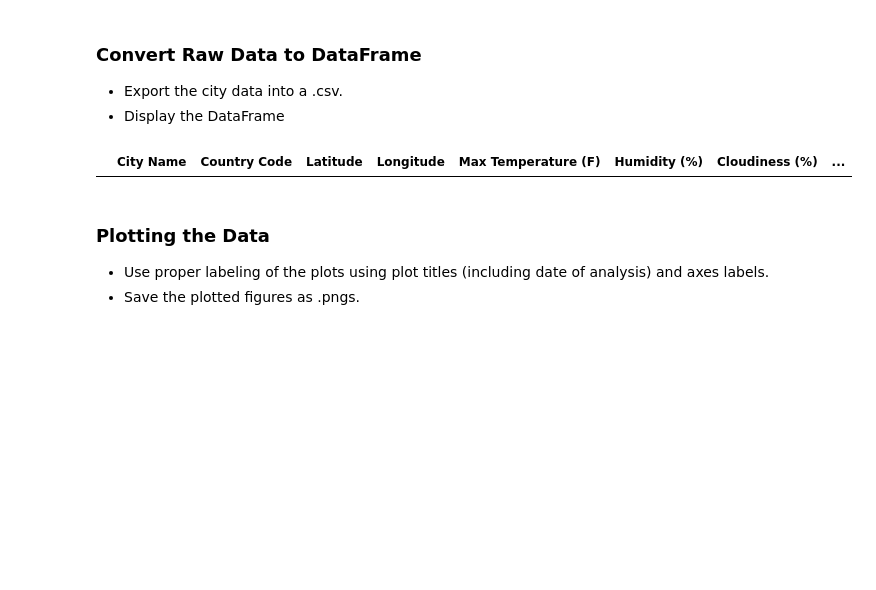
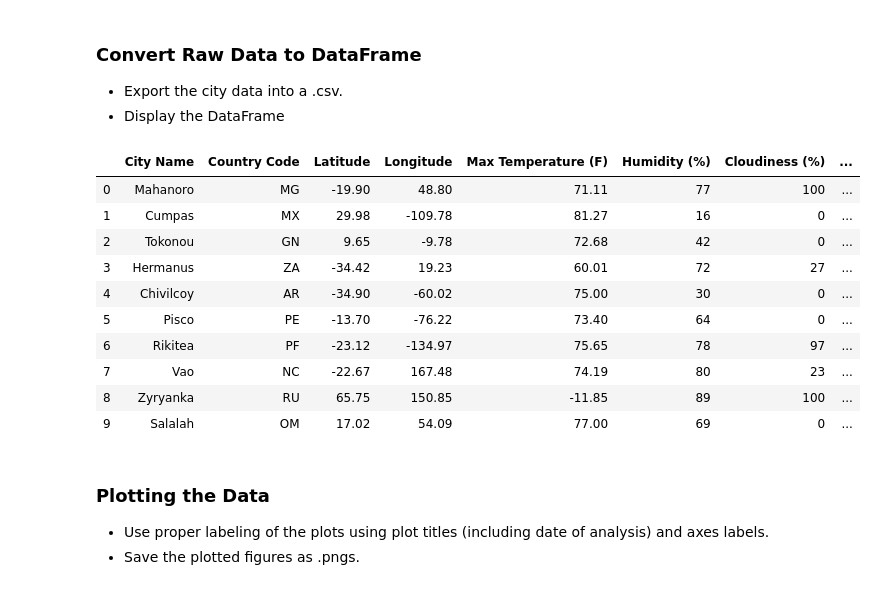
Before and after one commit to Shockman1000/Unit-6, a Jupyter notebook: WeatherPy.ipynb, the cells around one changed output. Saved outputs shown, nothing was run; the diff lists cells and outputs as text; code cells hidden in the pictures; blank space fills up the shorter version.

```diff
--- a/WeatherPy.ipynb
+++ b/WeatherPy.ipynb
@@ -22,7 +22,7 @@ from api_keys import weather_api_key
 from citipy import citipy
 
 # Output File (CSV)
-output_data_file = "output_data/cities.csv"
+output_data_file = "cities_weather.csv"
 
 # Range of latitudes and longitudes
 lat_range = range(-90, 90, 5)
@@ -31,3 +31,4 @@ lat_lon_list = []
 for lat in lat_range:
     for lon in lon_range:
         lat_lon_list.append((lat, lon))
+print(lat_lon_list)
@@ -41,7 +44,7 @@ for lat in lat_range:
 # Print the city count to confirm sufficient count
 
 city_list = []
-for lat, lon in city_list:
+for lat, lon in lat_lon_list:
     city = citipy.nearest_city(lat, lon)
     name = city.city_name
     country = city.country_code
@@ -66,11 +69,15 @@ df['Cloudiness (%)'] = ''
 df['Wind Speed (mph)'] = ''
 df['UTC Datetime'] = ''
 
-url = "http://api.openweathermap.org/data/2.5/weather?units=Imperial&APPID=" + weather_api_key
-
+url = "http://api.openweathermap.org/data/2.5/weather"
+params = {
+    'appid': weather_api_key,
+    'units': 'imperial'
+}
+count = 0
 for city in city_unique:
     params['q'] = city
-    response = requests.get(base_url, params = params)
+    response = requests.get(url, params = params)
     if response.status_code == 200:
         data = response.json()
         df.loc[count, 'City Name'] = city.split(',')[0].title()
@@ -84,7 +91,7 @@ for city in city_unique:
         df.loc[count, 'UTC Datetime'] = data['dt']
 
         print(f"Processing Record {count}, Latitude {data['coord']['lat']}: {city.split(',')[0].title()}")
-        print(response.url.replace(api_key,'*'*len(api_key)))
+        print(response.url.replace(weather_api_key,'*'*len(weather_api_key)))
         count += 1
 
 print("-"*27)
@@ -100,12 +121,23 @@ Data Retrieval Complete
 * Display the DataFrame
 # %%
 df = df.infer_objects()
-df.head()
+df.to_csv(output_data_file)
+df.head(10)
 # Extract relevant fields from the data frame
 # Export the City_Data into a csv
 # Show Record Count
 # %% [output]
 |  | City Name | Country Code | Latitude | Longitude | Max Temperature (F) | Humidity (%) | Cloudiness (%) | ... |
+| 0 | Mahanoro | MG | -19.90 | 48.80 | 71.11 | 77 | 100 | ... |
+| 1 | Cumpas | MX | 29.98 | -109.78 | 81.27 | 16 | 0 | ... |
+| 2 | Tokonou | GN | 9.65 | -9.78 | 72.68 | 42 | 0 | ... |
+| 3 | Hermanus | ZA | -34.42 | 19.23 | 60.01 | 72 | 27 | ... |
+| 4 | Chivilcoy | AR | -34.90 | -60.02 | 75.00 | 30 | 0 | ... |
+| 5 | Pisco | PE | -13.70 | -76.22 | 73.40 | 64 | 0 | ... |
+| 6 | Rikitea | PF | -23.12 | -134.97 | 75.65 | 78 | 97 | ... |
+| 7 | Vao | NC | -22.67 | 167.48 | 74.19 | 80 | 23 | ... |
+| 8 | Zyryanka | RU | 65.75 | 150.85 | -11.85 | 89 | 100 | ... |
+| 9 | Salalah | OM | 17.02 | 54.09 | 77.00 | 69 | 0 | ... |
 # %% [markdown]
 ### Plotting the Data
 * Use proper labeling of the plots using plot titles (including date of analysis) and axes labels.
```
Also changed, not shown: parts of 7 cells of this notebook, 3 other files.
